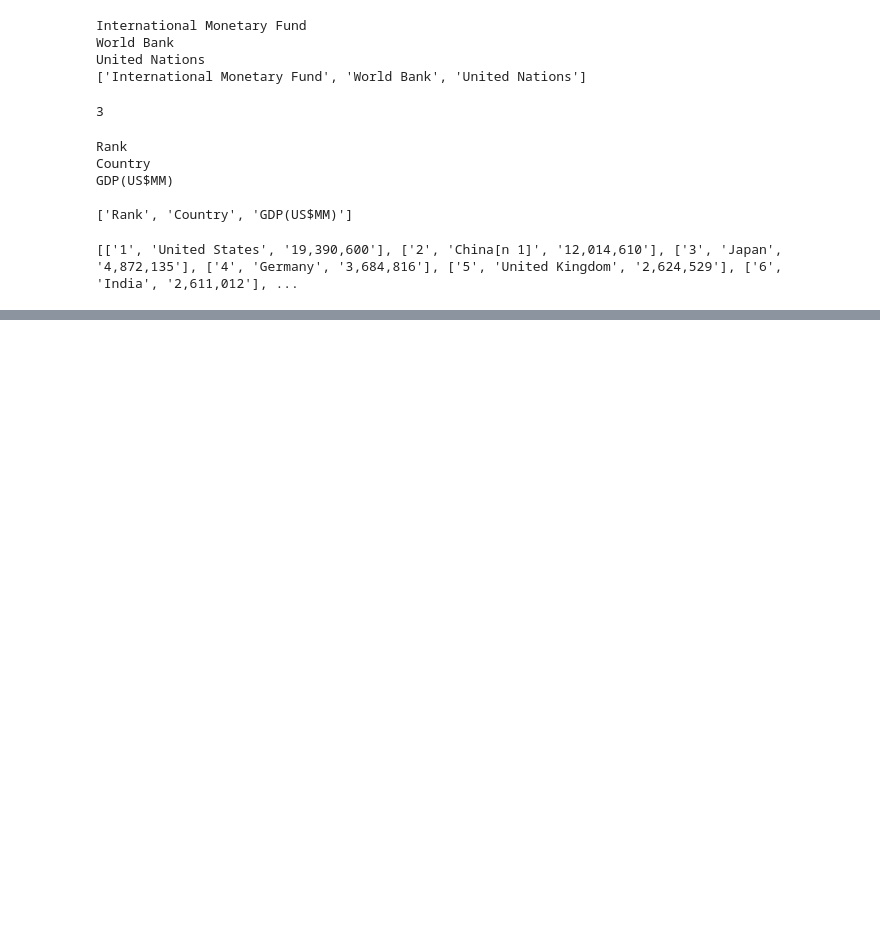
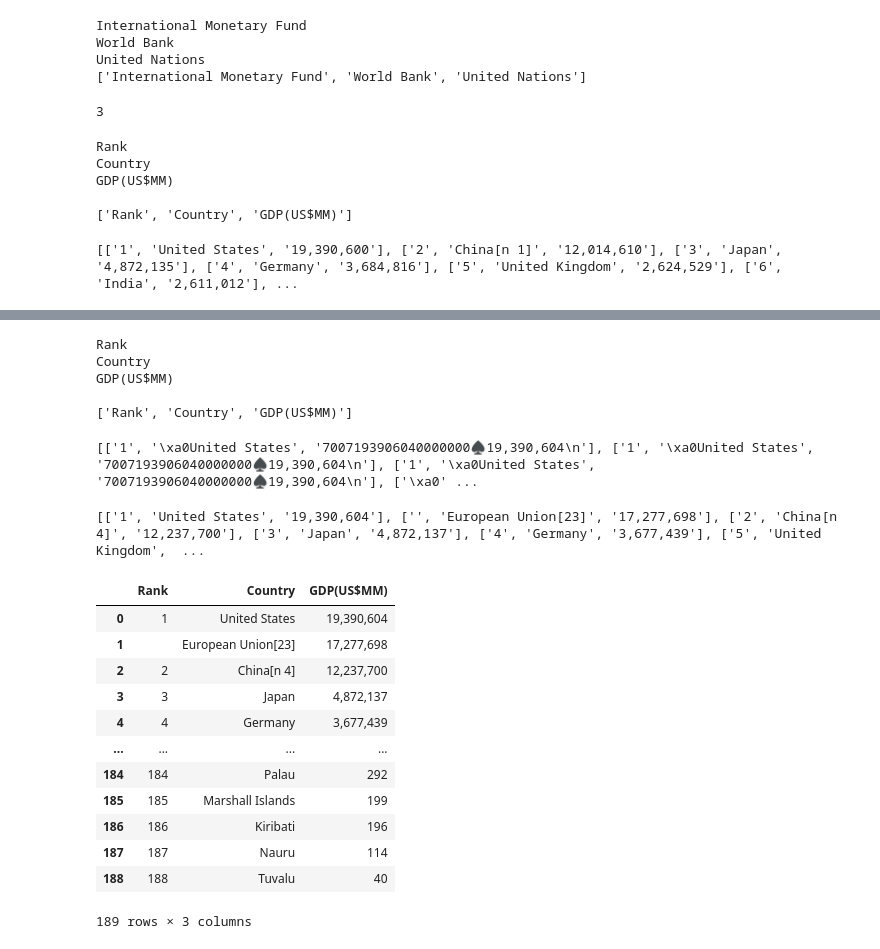
Before and after one commit to LincolnBrownBellevue/DSC540, a Jupyter notebook: Wks5-6/DSC540_Wks5&6_LincolnBrown.ipynb, the cells around one changed output, grey strips where cells are left out. Saved outputs shown, nothing was run; the diff lists cells and outputs as text; code cells hidden in the pictures; blank space fills up the shorter version.

```diff
--- a/Wks5-6/DSC540_Wks5&6_LincolnBrown.ipynb
+++ b/Wks5-6/DSC540_Wks5&6_LincolnBrown.ipynb
@@ -326,0 +291,66 @@ GDP(US$MM)
+# %%
+# Get second table's (wb) headers
+wb_data_table = data_tables[1][0]
+#print(imf_data_table)
+wb_headers = []
+for header in wb_data_table.thead:
+    print(header.text)
+    headers = header.text.split()
+    wb_headers = headers
+
+print(wb_headers)
+# %% [output]
+Rank
+Country
+GDP(US$MM)
+
+['Rank', 'Country', 'GDP(US$MM)']
+# %%
+# Get data for WB table
+wb_rows = wb_data_table.findAll('tr')
+wb_data = []
+for row in wb_rows[2:]:
+    for td in row.findAll('td'):
+        wb_data.append([td.text for td in row.findAll('td')])
+
+print(wb_data)
+# Strings are printing some span rubbish, so we need to clean the last string up
+# %% [output]
+[['1', '\xa0United States', '7007193906040000000♠19,390,604\n'], ['1', '\xa0United States', '7007193906040000000♠19,390,604\n'], ['1', '\xa0United States', '7007193906040000000♠19,390,604\n'], ['\xa0' ...
+# %%
+#Clean GDP
+def clean_gdp(index, td):
+    if(index == 0):
+        # Get Rank
+        return td.text.strip()
+    elif(index == 1):
+        # Get Country name
+        return td.text.strip()
+    else:
+        # Clean GDP str
+        i = td.text.find("♠")
+        return td.text[i+1:].strip()
+# %%
+# Showing the cleaned output
+wb_cleaned_data = [[clean_gdp(index, td) for index, td in enumerate(tr.findAll('td'))] for tr in wb_rows[2:]]
+print(wb_cleaned_data)
+# %% [output]
+[['1', 'United States', '19,390,604'], ['', 'European Union[23]', '17,277,698'], ['2', 'China[n 4]', '12,237,700'], ['3', 'Japan', '4,872,137'], ['4', 'Germany', '3,677,439'], ['5', 'United Kingdom',  ...
+# %%
+# Add it to a dataframe
+wb_df = pd.DataFrame(wb_cleaned_data, columns=wb_headers)
+wb_df
+# %% [output]
+|  | Rank | Country | GDP(US$MM) |
+| 0 | 1 | United States | 19,390,604 |
+| 1 |  | European Union[23] | 17,277,698 |
+| 2 | 2 | China[n 4] | 12,237,700 |
+| 3 | 3 | Japan | 4,872,137 |
+| 4 | 4 | Germany | 3,677,439 |
+| ... | ... | ... | ... |
+| 184 | 184 | Palau | 292 |
+| 185 | 185 | Marshall Islands | 199 |
+| 186 | 186 | Kiribati | 196 |
+| 187 | 187 | Nauru | 114 |
+| 188 | 188 | Tuvalu | 40 |
+189 rows × 3 columns
```
Also changed, not shown: parts of 13 cells of this notebook, 5 other files.
